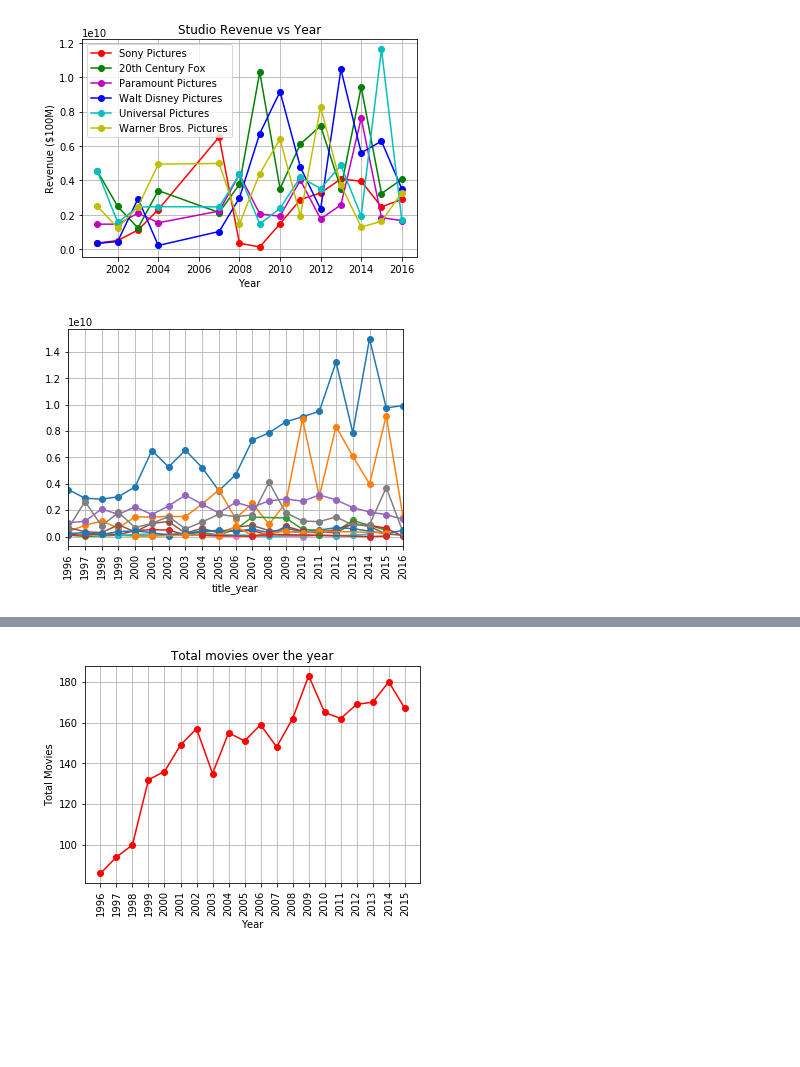
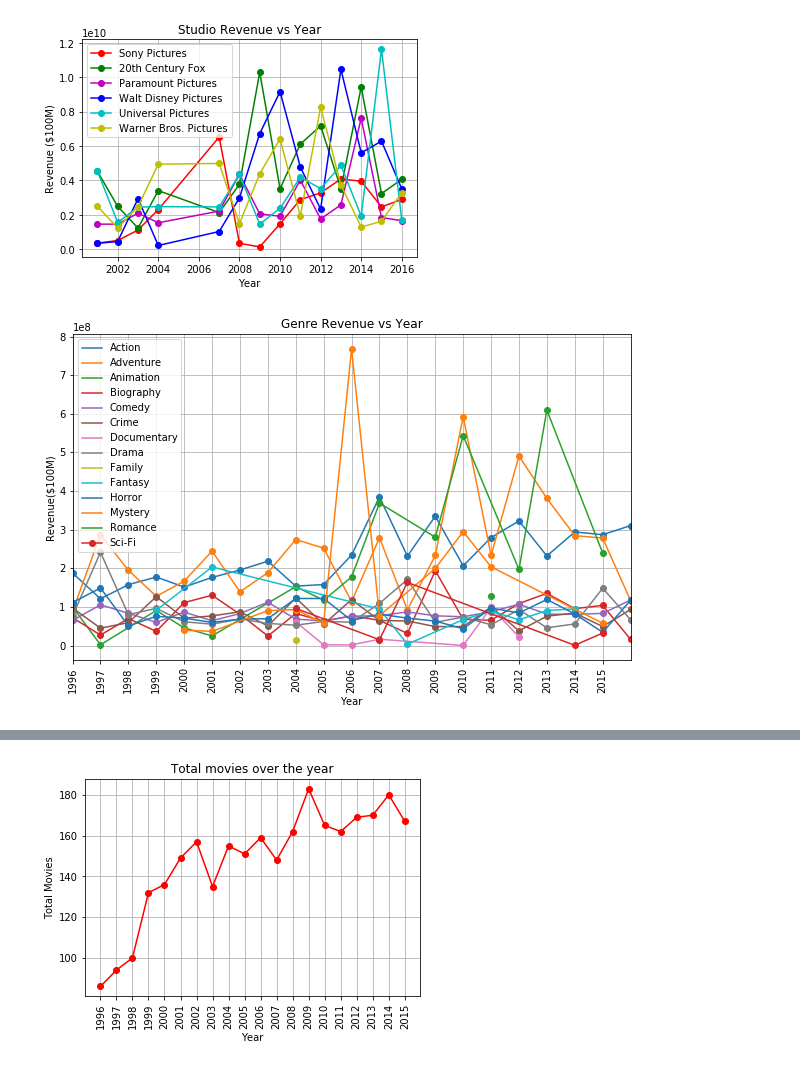
Before and after one commit to shilpiray/ETL-Project, a Jupyter notebook: movie_project.ipynb, the cells around one changed output, grey strips where cells are left out. Cells and saved outputs as stored; diff of their text form; code cells hidden in the pictures; blank space fills up the shorter version.

```diff
--- a/movie_project.ipynb
+++ b/movie_project.ipynb
@@ -466,7 +464,7 @@ plt.savefig("Studio Revenue vs Year")
 # %% [output]
 [figure]
 # %%
-genre_db  = pd.read_sql_query("""select i.title_year, gn.genres , sum(b.revenue)  as "Total Revenue"
+genre_db  = pd.read_sql_query("""select i.title_year, gn.genres , avg(b.revenue)  as "Average Revenue"
 from movie_info i
 join movie_budget b on b.title = i.movie_title
 join movie_genres gn on gn.movie_title = i.movie_title
@@ -475,11 +473,18 @@ group by gn.genres,i.title_year
 order by i.title_year
 """, con=engine)
 # %%
-fig, ax = plt.subplots()
-genre_db.groupby('genres').plot(x='title_year', y='Total Revenue',marker ='o', ax=ax, legend = False)
+fig, ax = plt.subplots(figsize=(10,6))
+
+for name, group in genre_db.groupby('genres'):
+    group.plot(x='title_year', y='Average Revenue', marker ='o' ,ax=ax, label=name)
+
 year = ['1996','1997','1998','1999','2000','2001','2002','2003','2004','2005','2006','2007','2008','2009','2010',
        '2011','2012','2013','2014','2015','2016']
 plt.xticks(tick_locations, year, rotation='vertical')
 plt.grid()
+plt.xlabel('Year')
+plt.ylabel('Revenue($100M)')
+plt.title('Genre Revenue vs Year')
+plt.savefig('Genre Revenue vs Year')
 # %% [output]
-[figure, old version]
+[figure, new version]
```
Also changed, not shown: parts of 13 cells of this notebook, 7 other files.
